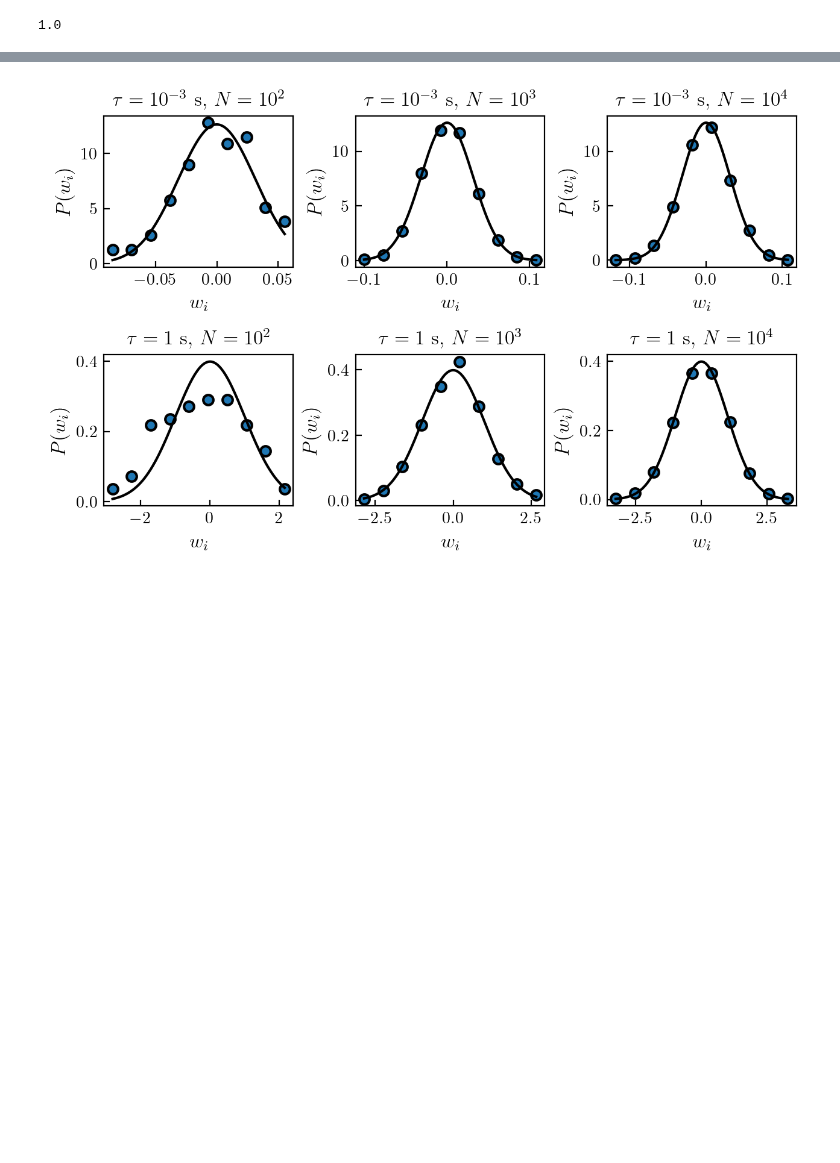
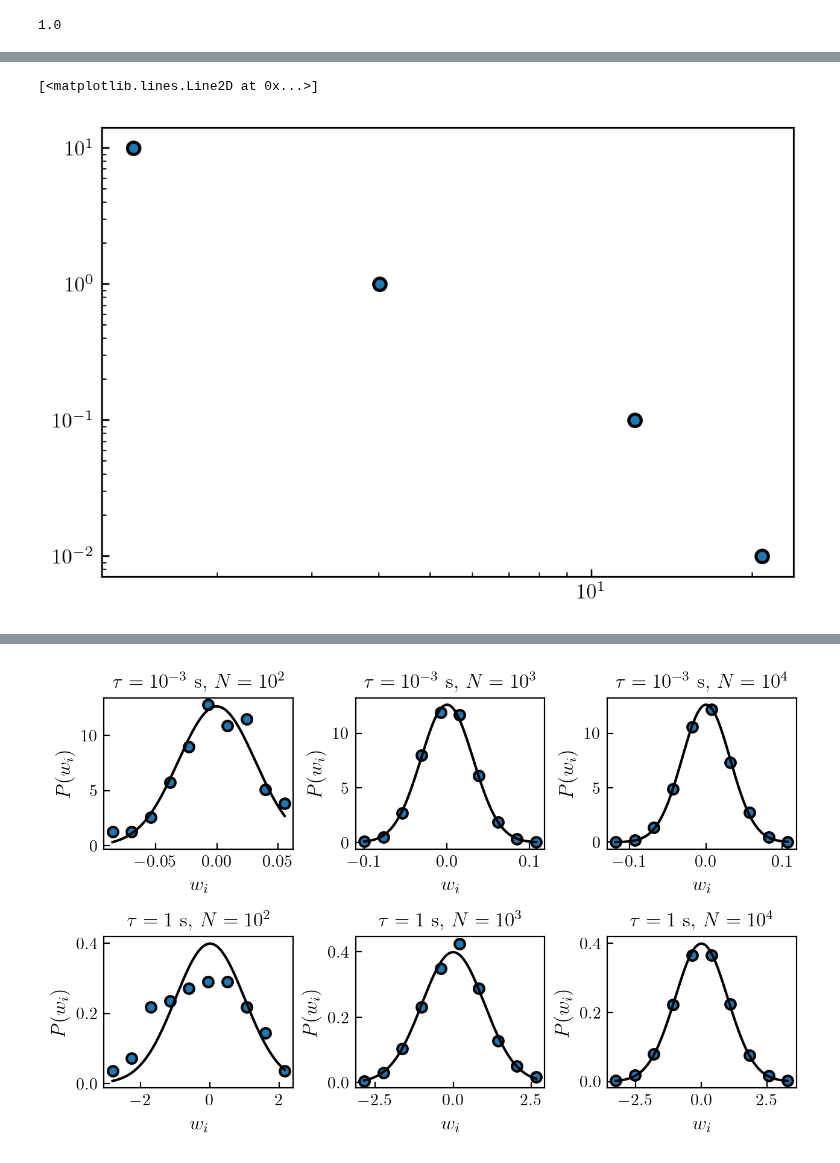
Before and after one commit to eXpensia/Confined-Brownian-Motion, a Jupyter notebook: 02_body/chapter1/image/noise_simulation/Untitled.ipynb, the cells around one changed output, grey strips where cells are left out. Drawn from its saved outputs; the diff is of its cells as text; code cells hidden in the pictures; blank space fills up the shorter version.

```diff
--- a/02_body/chapter1/image/noise_simulation/Untitled.ipynb
+++ b/02_body/chapter1/image/noise_simulation/Untitled.ipynb
@@ -90,0 +108,5 @@ plt.savefig("MSE.pdf")
+# %%
+plt.loglog(bs, taus, "o")
+# %% [output]
+[<matplotlib.lines.Line2D at 0x...>]
+[figure, added]
```
Also changed, not shown: parts of 14 cells of this notebook, 6 other files.
